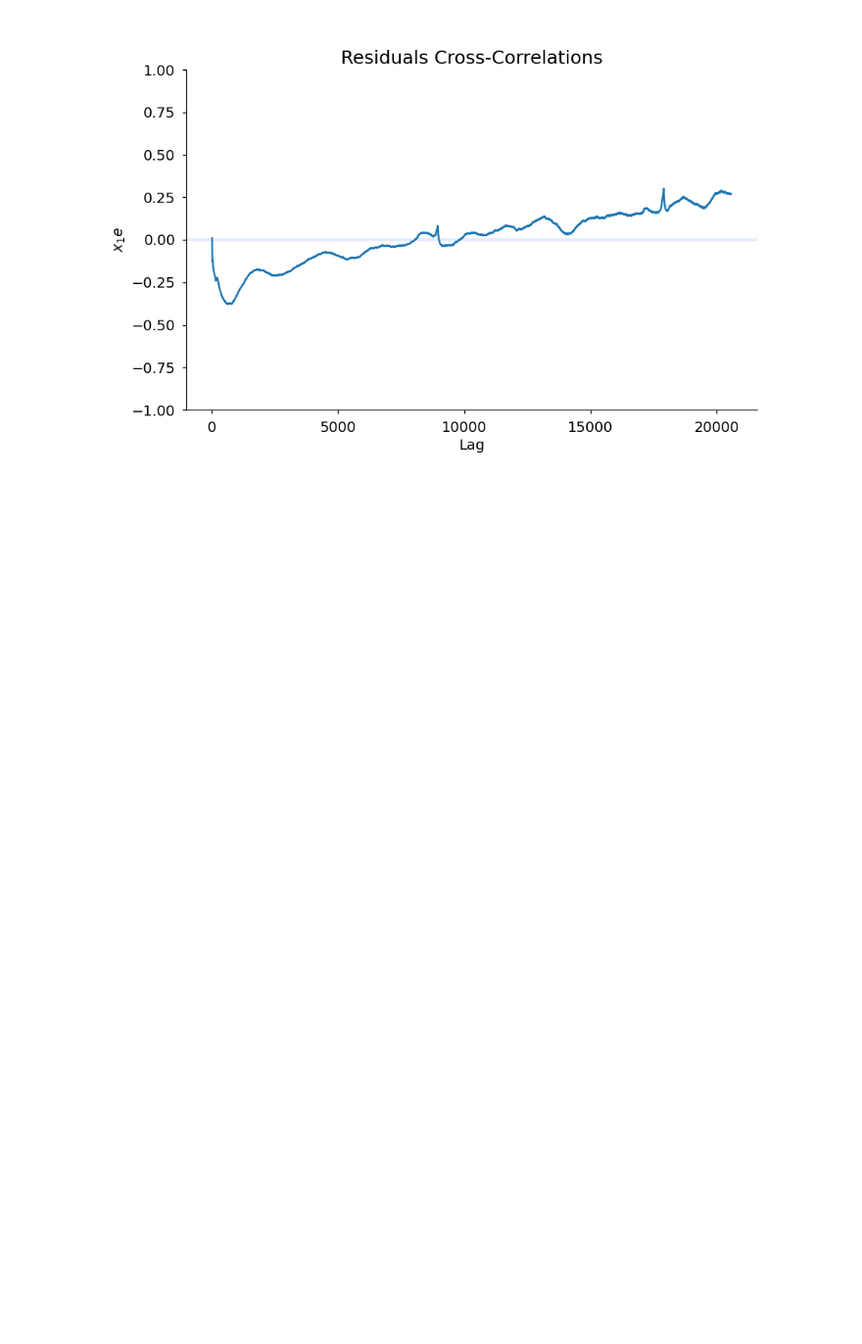
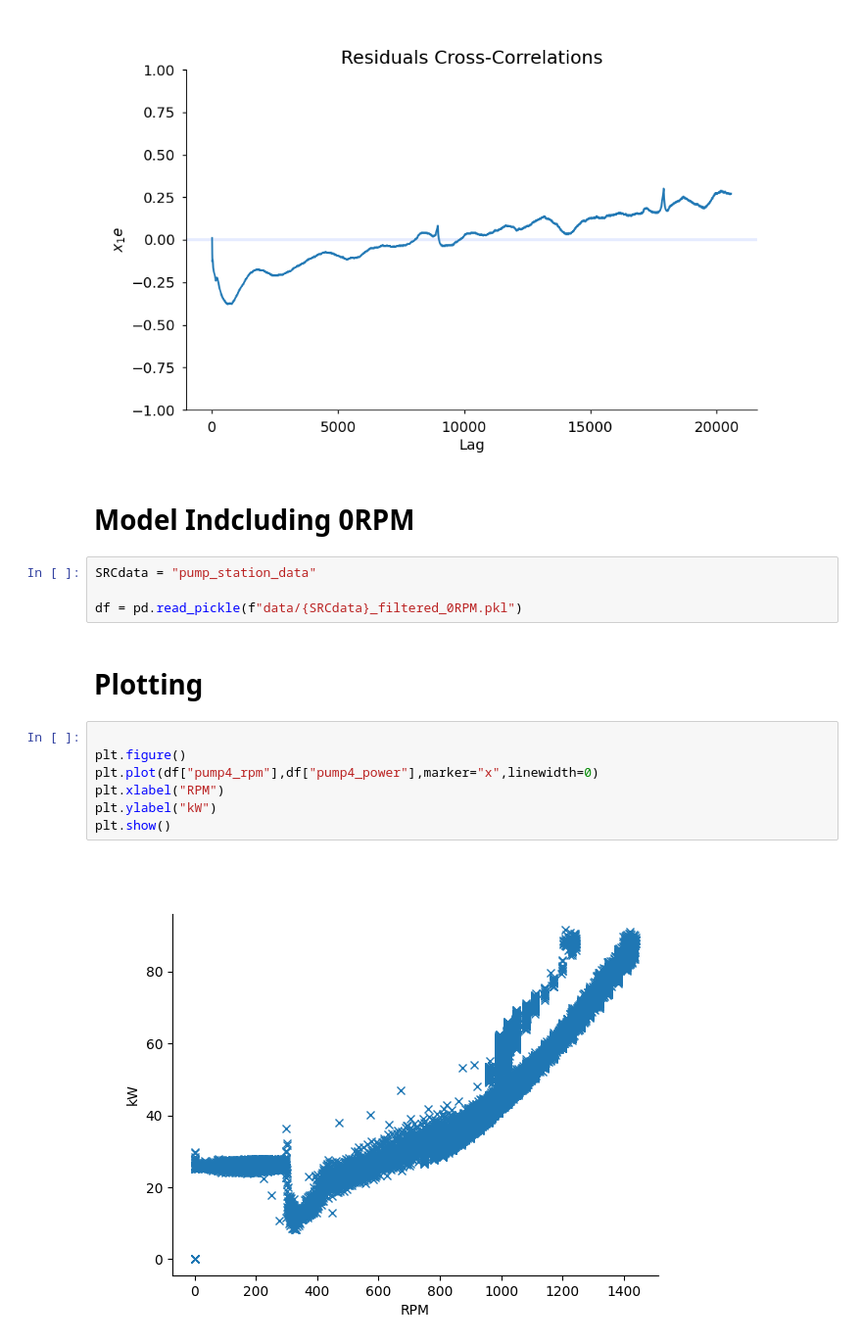
Before and after one commit to Stepzi/GRP2-IIoT-for-Digitization-of-Electronic-Assets, a Jupyter notebook: SystemIdentification.ipynb, the cells around one changed output. Shown at 98% size. Saved outputs shown, nothing was run; the diff lists cells and outputs as text; blank space fills up the shorter version.

```diff
--- a/SystemIdentification.ipynb
+++ b/SystemIdentification.ipynb
@@ -208,3 +208,20 @@ plot_residues_correlation(data=x1e, title="Residuals Cross-Correlations",
 # %% [output]
 [figure]
 [figure]
+# %% [markdown]
+# Model Indcluding 0RPM
+# %%
+SRCdata = "pump_station_data"
+
+df = pd.read_pickle(f"data/{SRCdata}_filtered_0RPM.pkl")
+# %% [markdown]
+# Plotting
+# %%
+
+plt.figure()
+plt.plot(df["pump4_rpm"],df["pump4_power"],marker="x",linewidth=0)
+plt.xlabel("RPM")
+plt.ylabel("kW")
+plt.show()
+# %% [output]
+[figure, added]
```
Also changed, not shown: parts of 9 cells of this notebook, 3 other files.
